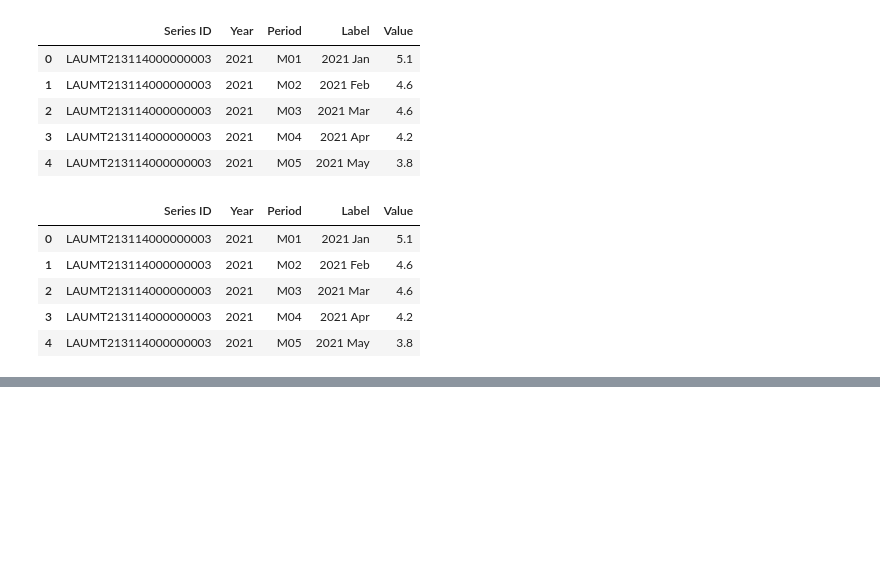
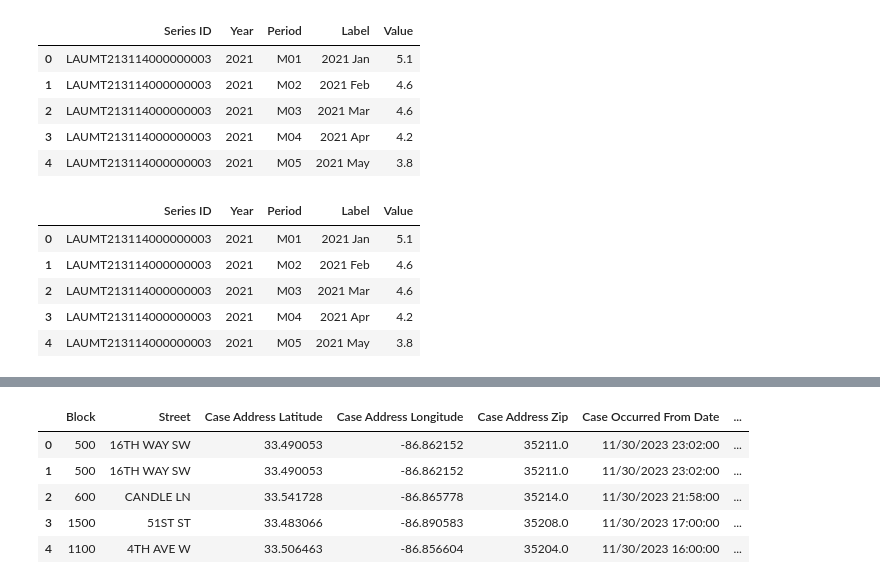
Before and after one commit to Uhuegbu23/crime_unemployment_data, a Jupyter notebook: data/crime.ipynb, the cells around one changed output, grey strips where cells are left out. Drawn from its saved outputs; the diff is of its cells as text; code cells hidden in the pictures; blank space fills up the shorter version.

```diff
--- a/data/crime.ipynb
+++ b/data/crime.ipynb
@@ -75,0 +115,9 @@ birm_crime_df.head()
+# %%
+birm_crime_west_df.head()
+# %% [output]
+|  | Block | Street | Case Address Latitude | Case Address Longitude | Case Address Zip | Case Occurred From Date | ... |
+| 0 | 500 | 16TH WAY SW | 33.490053 | -86.862152 | 35211.0 | 11/30/2023 23:02:00 | ... |
+| 1 | 500 | 16TH WAY SW | 33.490053 | -86.862152 | 35211.0 | 11/30/2023 23:02:00 | ... |
+| 2 | 600 | CANDLE LN | 33.541728 | -86.865778 | 35214.0 | 11/30/2023 21:58:00 | ... |
+| 3 | 1500 | 51ST ST | 33.483066 | -86.890583 | 35208.0 | 11/30/2023 17:00:00 | ... |
+| 4 | 1100 | 4TH AVE W | 33.506463 | -86.856604 | 35204.0 | 11/30/2023 16:00:00 | ... |
```
Also changed, not shown: parts of 7 cells of this notebook.
